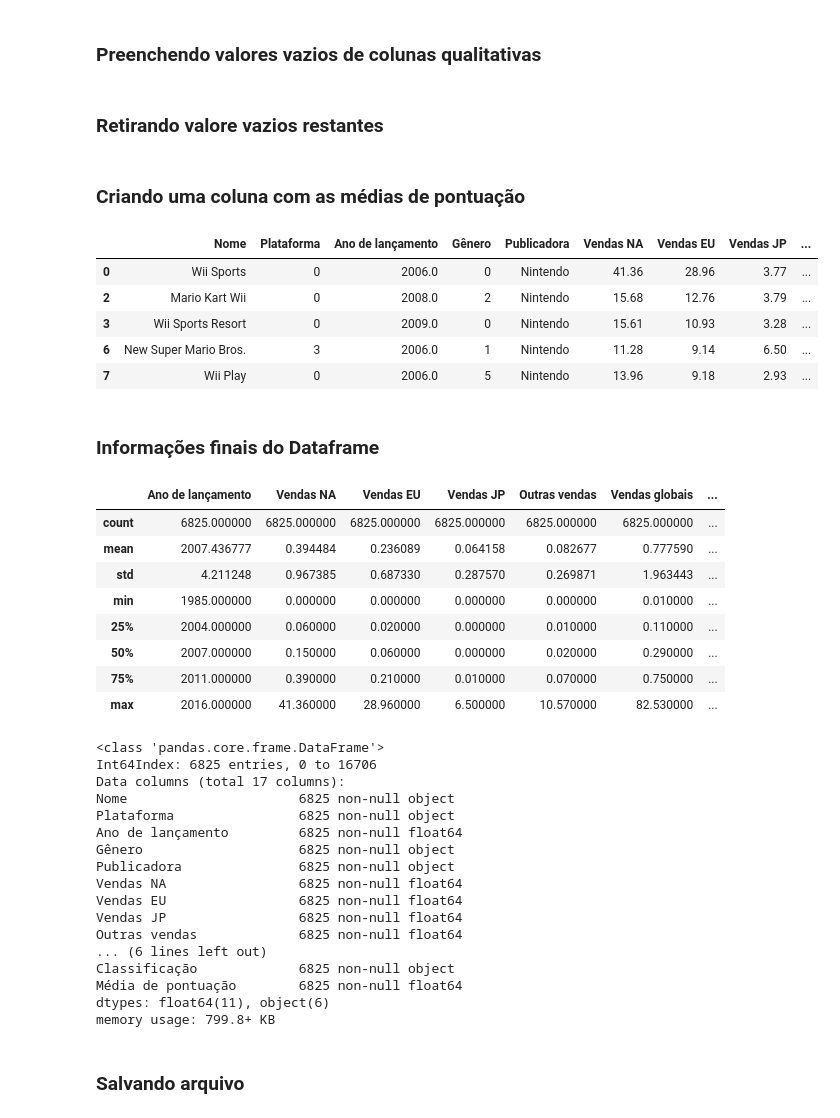
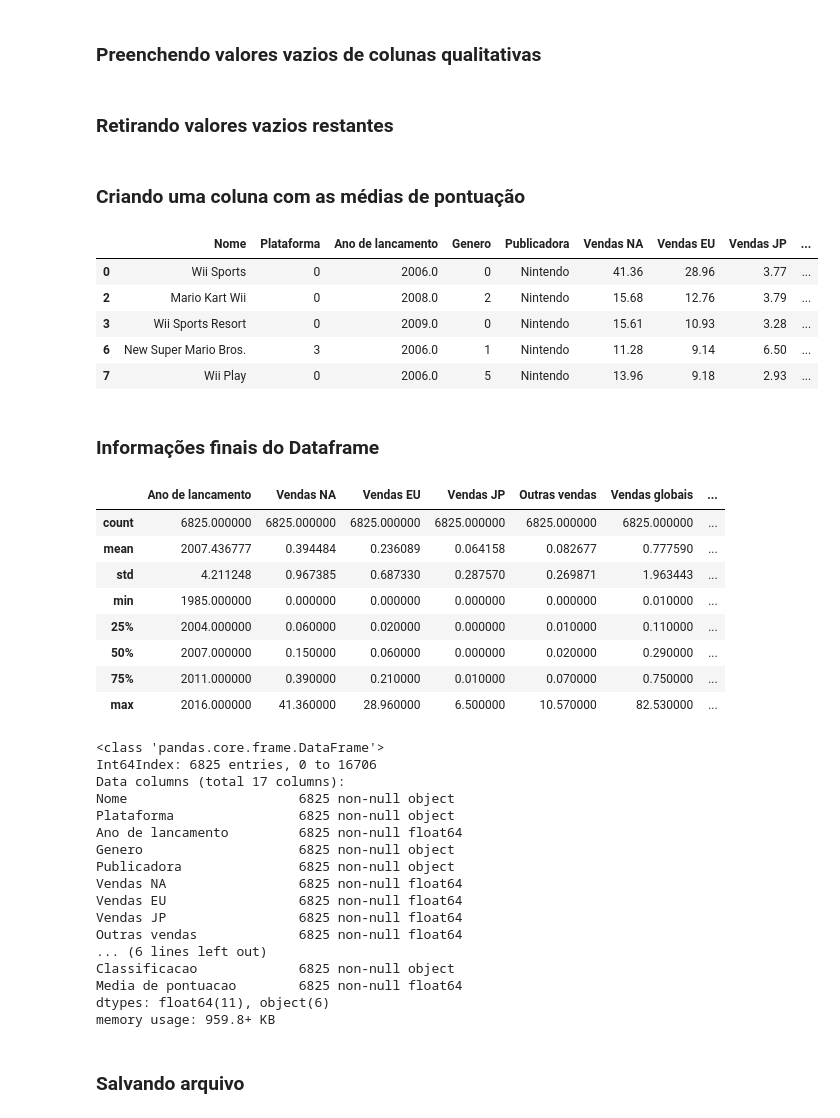
Before and after one commit to jacksonpereira/video-game-sales-with-ratings, a Jupyter notebook: Limpeza dos dados.ipynb, the cells around one changed output. Saved outputs shown, nothing was run; the diff lists cells and outputs as text; code cells hidden in the pictures.

```diff
--- a/Limpeza dos dados.ipynb
+++ b/Limpeza dos dados.ipynb
@@ -7,6 +7,6 @@ import matplotlib.pyplot as plt
 import numpy as np
 
 data = pd.read_csv('datasets/video-game-sales-with-ratings/Video_Games_Sales_as_at_22_Dec_2016.csv')
-data.columns = ['Nome', 'Plataforma', 'Ano de lançamento', 'Gênero', 'Publicadora', 'Vendas NA', 'Vendas EU', 'Vendas JP', 'Outras vendas', 'Vendas globais', 'Pontuação da crítica', 'Contagem de críticas', 'Pontuação dos usuários', 'Contagem de usuários', 'Desenvolvedora', 'Classificação']
+data.columns = ['Nome', 'Plataforma', 'Ano de lancamento', 'Genero', 'Publicadora', 'Vendas NA', 'Vendas EU', 'Vendas JP', 'Outras vendas', 'Vendas globais', 'Pontuacao da critica', 'Contagem de criticas', 'Pontuacao dos usuarios', 'Contagem de usuarios', 'Desenvolvedora', 'Classificacao']
 data.head()
 # %% [output]
@@ -63,7 +63,7 @@ A princípio penso em focar nas colunas Genre, Platform, Global_Sales, Critic_Sc
 # %% [markdown]
 ### Alterando valores da coluna Gênero
 # %%
-generos = data['Gênero'].copy()
+generos = data['Genero'].copy()
 generos[generos== 'Sports'] = 0
 generos[generos== 'Platform'] = 1
 generos[generos== 'Racing'] = 2
@@ -76,7 +76,7 @@ generos[generos== 'Action'] = 8
 generos[generos== 'Fighting'] = 9
 generos[generos== 'Adventure'] = 10
 generos[generos== 'Strategy'] = 11
-data['Gênero'] = generos
+data['Genero'] = generos
 # %% [markdown]
 ### Alterando valores da coluna Platform
 # %%
@@ -125,7 +125,7 @@ data['Plataforma'] = plataforma
 #7      EC
 #8      RP
 
-classificacao = data['Classificação'].copy()
+classificacao = data['Classificacao'].copy()
 classificacao[classificacao == 'E'] = 0
 classificacao[classificacao == 'M'] = 1
 classificacao[classificacao == 'T'] = 2
@@ -134,7 +134,7 @@ classificacao[classificacao == 'K-A'] = 4
 classificacao[classificacao == 'AO'] = 5
 classificacao[classificacao == 'EC'] = 6
 classificacao[classificacao == 'RP'] = 7
-data['Classificação'] = classificacao
+data['Classificacao'] = classificacao
 # %% [markdown]
 ### Preenchendo valores vazios de colunas quantitativas
 # %%
@@ -143,15 +143,15 @@ data['Classificação'] = classificacao
 # data['Contagem de usuários'] = data['Contagem de usuários'].fillna(data['Contagem de usuários'].mean())
 # # Falta apenas 'Pontuação dos usuários'
 
-data[data['Pontuação dos usuários'] == 'tbd'] = np.nan
-data['Pontuação dos usuários'] = data['Pontuação dos usuários'].astype('float64')
+data[data['Pontuacao dos usuarios'] == 'tbd'] = np.nan
+data['Pontuacao dos usuarios'] = data['Pontuacao dos usuarios'].astype('float64')
 # data['Pontuação dos usuários'] = data['Pontuação dos usuários'].fillna(data['Pontuação dos usuários'].mean())
 # %% [markdown]
 ### Preenchendo valores vazios de colunas qualitativas
 # %%
 # data['Plataforma'].median()
 # %% [markdown]
-### Retirando valore vazios restantes
+### Retirando valores vazios restantes
 # %%
 # data.dropna()
 # data.describe()
@@ -160,13 +160,13 @@ data = data.dropna()
 # %% [markdown]
 ### Criando uma coluna com as médias de pontuação
 # %%
-data['Média de pontuação'] = 0.0
+data['Media de pontuacao'] = 0.0
 def media(x, y):
     return (x+y)/2
-data['Média de pontuação'] = data.apply(lambda row: media(row['Pontuação da crítica'], row['Pontuação dos usuários']), axis=1)
+data['Media de pontuacao'] = data.apply(lambda row: media(row['Pontuacao da critica'], row['Pontuacao dos usuarios']), axis=1)
 data.head()
 # %% [output]
-|  | Nome | Plataforma | Ano de lançamento | Gênero | Publicadora | Vendas NA | Vendas EU | Vendas JP | ... |
+|  | Nome | Plataforma | Ano de lancamento | Genero | Publicadora | Vendas NA | Vendas EU | Vendas JP | ... |
 | 0 | Wii Sports | 0 | 2006.0 | 0 | Nintendo | 41.36 | 28.96 | 3.77 | ... |
 | 2 | Mario Kart Wii | 0 | 2008.0 | 2 | Nintendo | 15.68 | 12.76 | 3.79 | ... |
 | 3 | Wii Sports Resort | 0 | 2009.0 | 0 | Nintendo | 15.61 | 10.93 | 3.28 | ... |
@@ -177,7 +177,7 @@ data.head()
 # %%
 data.describe()
 # %% [output]
-|  | Ano de lançamento | Vendas NA | Vendas EU | Vendas JP | Outras vendas | Vendas globais | ... |
+|  | Ano de lancamento | Vendas NA | Vendas EU | Vendas JP | Outras vendas | Vendas globais | ... |
 | count | 6825.000000 | 6825.000000 | 6825.000000 | 6825.000000 | 6825.000000 | 6825.000000 | ... |
 | mean | 2007.436777 | 0.394484 | 0.236089 | 0.064158 | 0.082677 | 0.777590 | ... |
 | std | 4.211248 | 0.967385 | 0.687330 | 0.287570 | 0.269871 | 1.963443 | ... |
@@ -194,18 +194,18 @@ Int64Index: 6825 entries, 0 to 16706
 Data columns (total 17 columns):
 Nome                      6825 non-null object
 Plataforma                6825 non-null object
-Ano de lançamento         6825 non-null float64
-Gênero                    6825 non-null object
+Ano de lancamento         6825 non-null float64
+Genero                    6825 non-null object
 Publicadora               6825 non-null object
 Vendas NA                 6825 non-null float64
 Vendas EU                 6825 non-null float64
 Vendas JP                 6825 non-null float64
 Outras vendas             6825 non-null float64
 ... (6 lines left out)
-Classificação             6825 non-null object
-Média de pontuação        6825 non-null float64
+Classificacao             6825 non-null object
+Media de pontuacao        6825 non-null float64
 dtypes: float64(11), object(6)
-memory usage: 799.8+ KB
+memory usage: 959.8+ KB
 # %% [markdown]
 ### Salvando arquivo
 # %%
```
Also changed, not shown: parts of 10 cells of this notebook, 3 other files.
